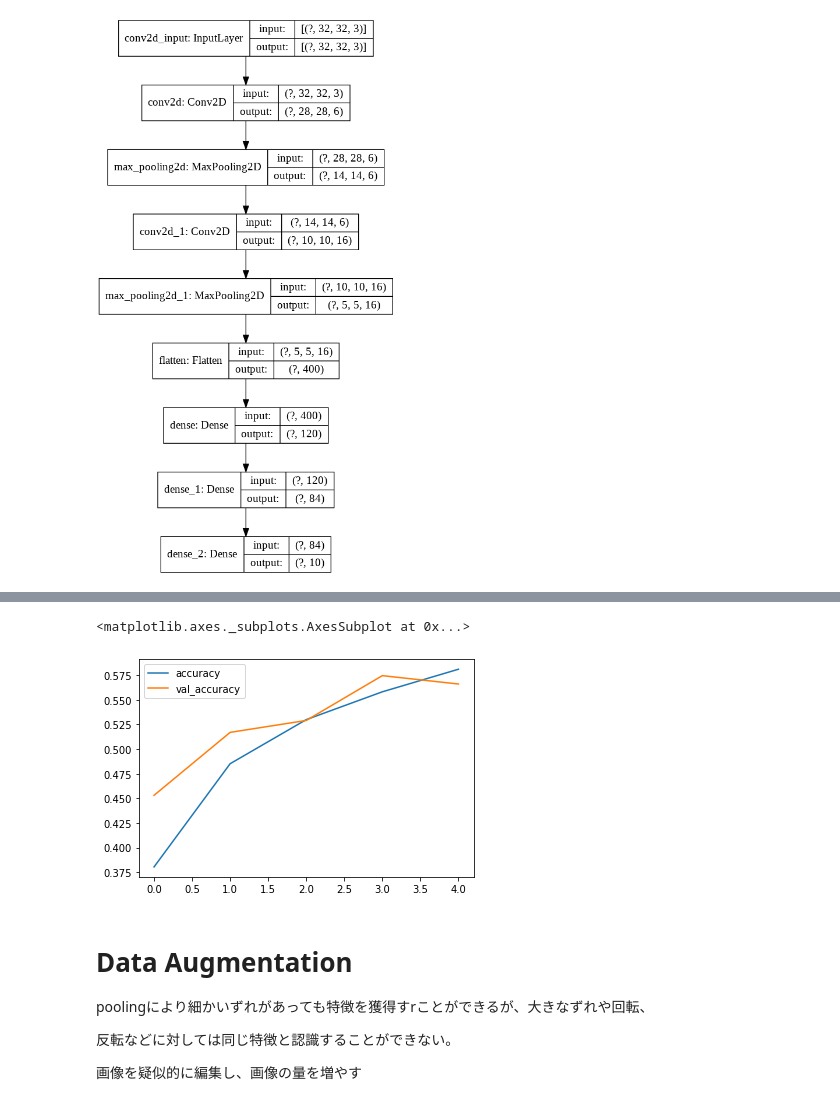
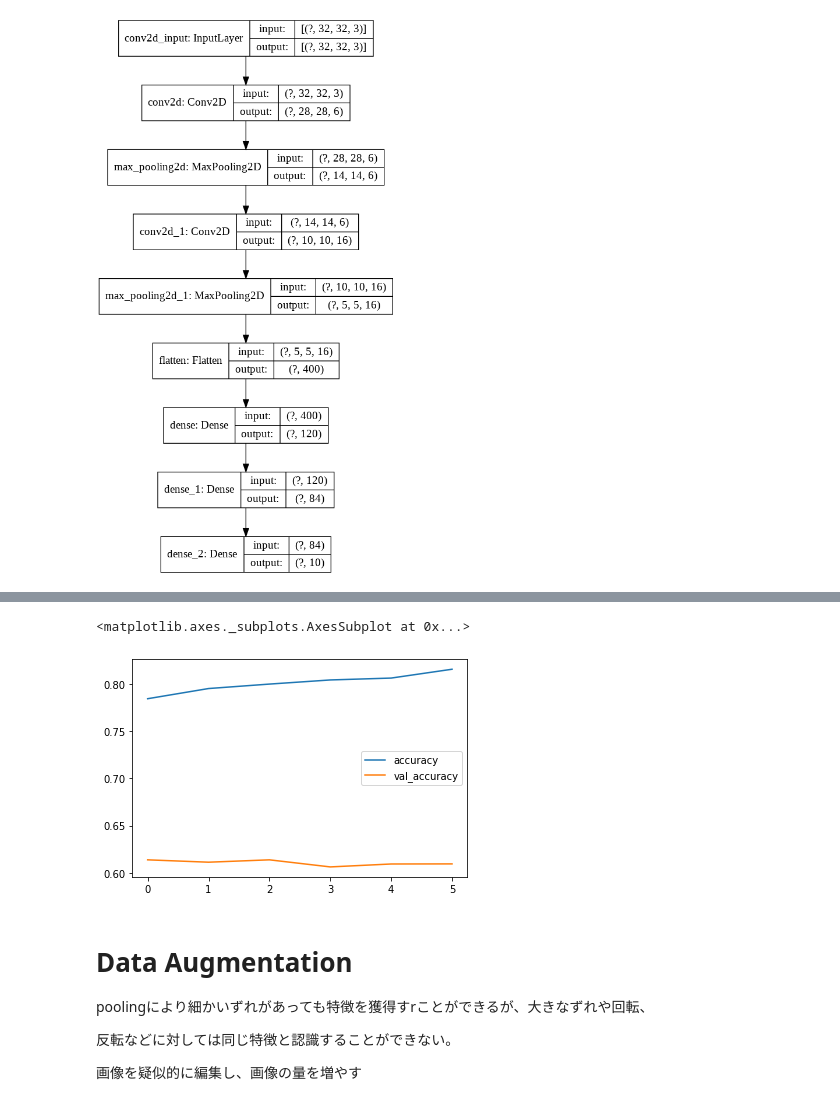
Before and after one commit to Strix9289/Introduction-of-Deep-Learning, a Jupyter notebook: CNN.ipynb, the cells around one changed output, grey strips where cells are left out. Saved outputs shown, nothing was run; the diff lists cells and outputs as text; code cells hidden in the pictures.

```diff
--- a/CNN.ipynb
+++ b/CNN.ipynb
@@ -47,14 +45,14 @@ from sklearn.model_selection import train_test_split
 (x_train, y_train), (x_test, y_test) = cifar10.load_data()
 
 x_train = x_train.astype('float32') / 255
-#y_train = np.eye(10)[y_train.astype('int32').flatten()]
+y_train = np.eye(10)[y_train.astype('int32').flatten()]
 
 x_test = x_test.astype('float32') / 255
-#y_test = np.eye(10)[y_test.astype('int32').flatten()]
+y_test = np.eye(10)[y_test.astype('int32').flatten()]
 
 #one-hotベクトル
-y_train = to_categorical(y_train,dtype='int32')
-y_test = to_categorical(y_test,dtype='int32')
+#y_train = to_categorical(y_train,dtype='int32')
+#y_test = to_categorical(y_test,dtype='int32')
 
 x_train, x_valid, y_train, y_valid = train_test_split(x_train, y_train, test_size=10000)
 # %% [markdown]
@@ -82,22 +80,28 @@ from tensorflow.keras.layers import Dense, Conv2D, MaxPooling2D, Flatten, Input,
 from tensorflow.keras.callbacks import EarlyStopping
 from tensorflow.keras.models import Sequential, Model
 # %%
-model = Sequential()
+model_CNN = Sequential()
 
-model.add(Conv2D(6, kernel_size=(5, 5), activation='relu',
+model_CNN.add(Conv2D(6, kernel_size=(5, 5), activation='relu',
                  kernel_initializer='he_normal', input_shape=(32, 32, 3)))  # 32x32x3 -> 28x28x6
-model.add(MaxPooling2D(pool_size=(2, 2)))  # 28x28x6 -> 14x14x6
-model.add(Conv2D(16, kernel_size=(5, 5), activation='relu',
+
+model_CNN.add(MaxPooling2D(pool_size=(2, 2)))  # 28x28x6 -> 14x14x6
+
+model_CNN.add(Conv2D(16, kernel_size=(5, 5), activation='relu',
                  kernel_initializer='he_normal'))  # 14x14x6 -> 10x10x16
-model.add(MaxPooling2D(pool_size=(2, 2)))  # 10x10x16 -> 5x5x16
 
-model.add(Flatten())  # 5x5x16 -> 400
-model.add(Dense(120, activation='relu',
+model_CNN.add(MaxPooling2D(pool_size=(2, 2)))  # 10x10x16 -> 5x5x16
+
+model_CNN.add(Flatten())  # 5x5x16 -> 400
+
+model_CNN.add(Dense(120, activation='relu',
                 kernel_initializer='he_normal'))  # 400 ->120
-model.add(Dense(84, activation='relu', kernel_initializer='he_normal'))  # 120 ->84
-model.add(Dense(10, activation='softmax'))  # 84 ->10
 
-model.compile(
+model_CNN.add(Dense(84, activation='relu', kernel_initializer='he_normal'))  # 120 ->84
+
+model_CNN.add(Dense(10, activation='softmax'))  # 84 ->10
+
+model_CNN.compile(
     loss=keras.losses.categorical_crossentropy,
     optimizer='adam',
     metrics=['accuracy']
@@ -105,6 +116,6 @@ model.compile(
 # %%
 %%time
-early_stopping = EarlyStopping(patience=1, verbose=1)
-history=model.fit(x=x_train, y=y_train, batch_size=128, epochs=100, verbose=0,
+early_stopping = EarlyStopping(patience=5, verbose=1)
+history_CNN=model_CNN.fit(x=x_train, y=y_train, batch_size=128, epochs=100, verbose=1,
             validation_data=(x_valid, y_valid), callbacks=[early_stopping])
 # %% [output]
@@ -120,11 +145,11 @@ plot_model(model, show_shapes=True,)
 
 https://techfactory.itmedia.co.jp/tf/articles/1702/07/news035.html
 # %%
-result = pd.DataFrame(history.history)
-result[["accuracy", "val_accuracy"]].plot()
+result_CNN = pd.DataFrame(history_CNN.history)
+result_CNN[["accuracy", "val_accuracy"]].plot()
 # %% [output]
 <matplotlib.axes._subplots.AxesSubplot at 0x...>
-[figure, old version]
+[figure, new version]
 # %% [markdown]
 # Data Augmentation
 poolingにより細かいずれがあっても特徴を獲得すrことができるが、大きなずれや回転、
```
Also changed, not shown: parts of 23 cells of this notebook.
